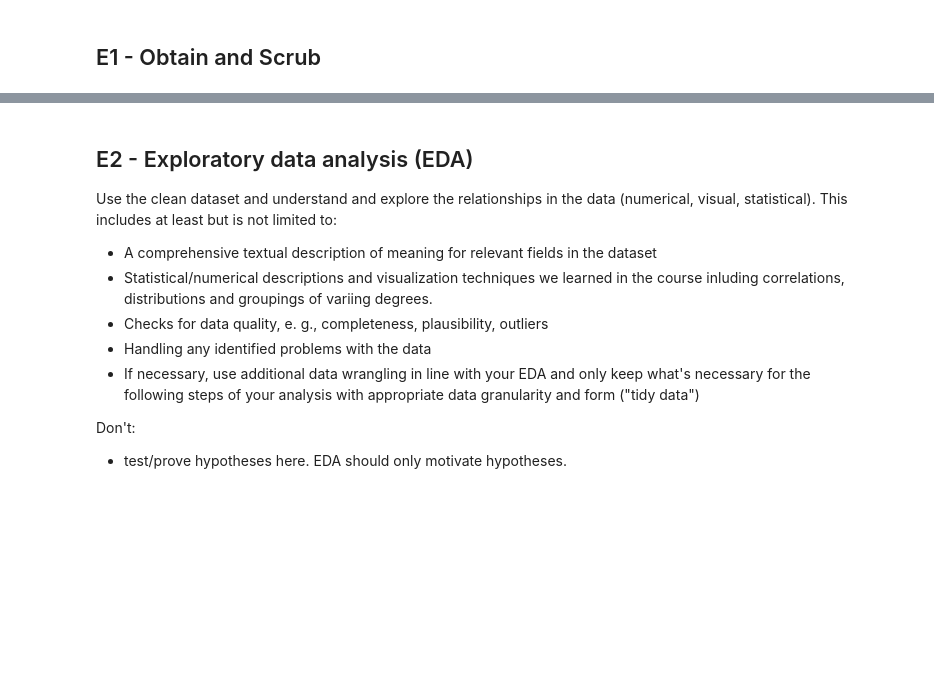
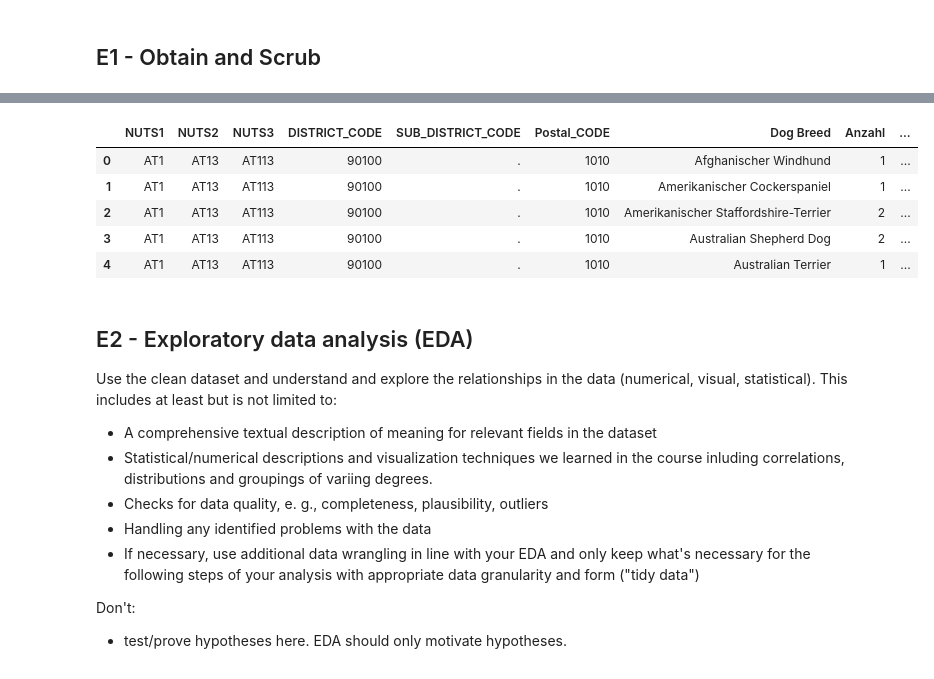
Before and after one commit to theresanother1/dee24-group-project, a Jupyter notebook: prj01.ipynb, the cells around one changed output, grey strips where cells are left out. Saved outputs shown, nothing was run; the diff lists cells and outputs as text; code cells hidden in the pictures; blank space fills up the shorter version.

```diff
--- a/prj01.ipynb
+++ b/prj01.ipynb
@@ -108,3 +100,14 @@ dogs_2.head()
+# %%
+# Import dataset 3
+dogs_2 = pd.read_csv("hunde-vie.csv", sep=';', encoding='latin-1', skiprows=1)
+dogs_2.head()
+# %% [output]
+|  | NUTS1 | NUTS2 | NUTS3 | DISTRICT_CODE | SUB_DISTRICT_CODE | Postal_CODE | Dog Breed | Anzahl | ... |
+| 0 | AT1 | AT13 | AT113 | 90100 | . | 1010 | Afghanischer Windhund | 1 | ... |
+| 1 | AT1 | AT13 | AT113 | 90100 | . | 1010 | Amerikanischer Cockerspaniel | 1 | ... |
+| 2 | AT1 | AT13 | AT113 | 90100 | . | 1010 | Amerikanischer Staffordshire-Terrier | 2 | ... |
+| 3 | AT1 | AT13 | AT113 | 90100 | . | 1010 | Australian Shepherd Dog | 2 | ... |
+| 4 | AT1 | AT13 | AT113 | 90100 | . | 1010 | Australian Terrier | 1 | ... |
 # %% [markdown]
 ## E2 - Exploratory data analysis (EDA)
 Use the clean dataset and understand and explore the relationships in the data (numerical, visual, statistical). This includes at least but is not limited to:
```
Also changed, not shown: parts of 6 cells of this notebook.
